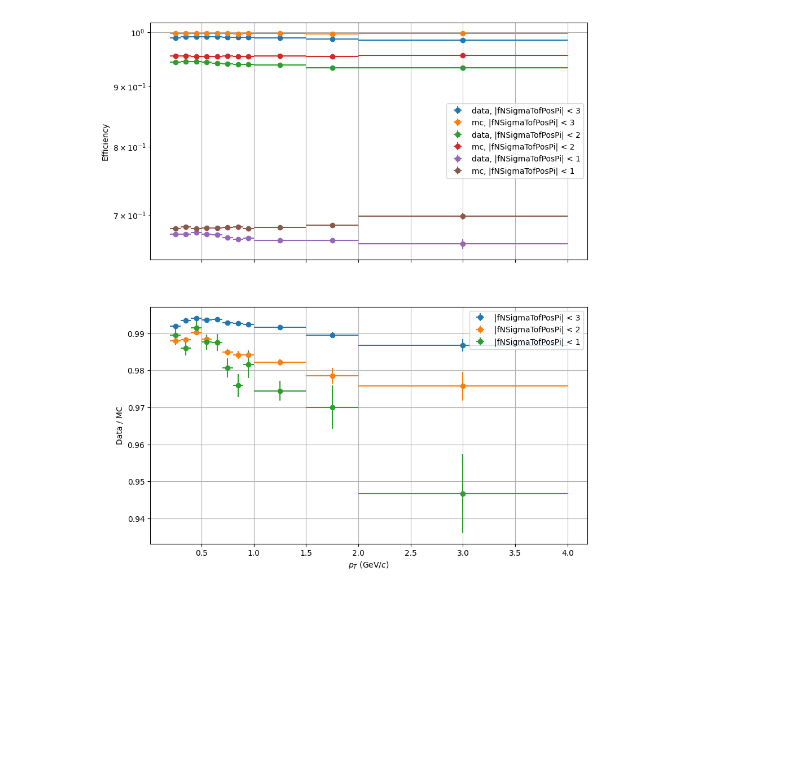
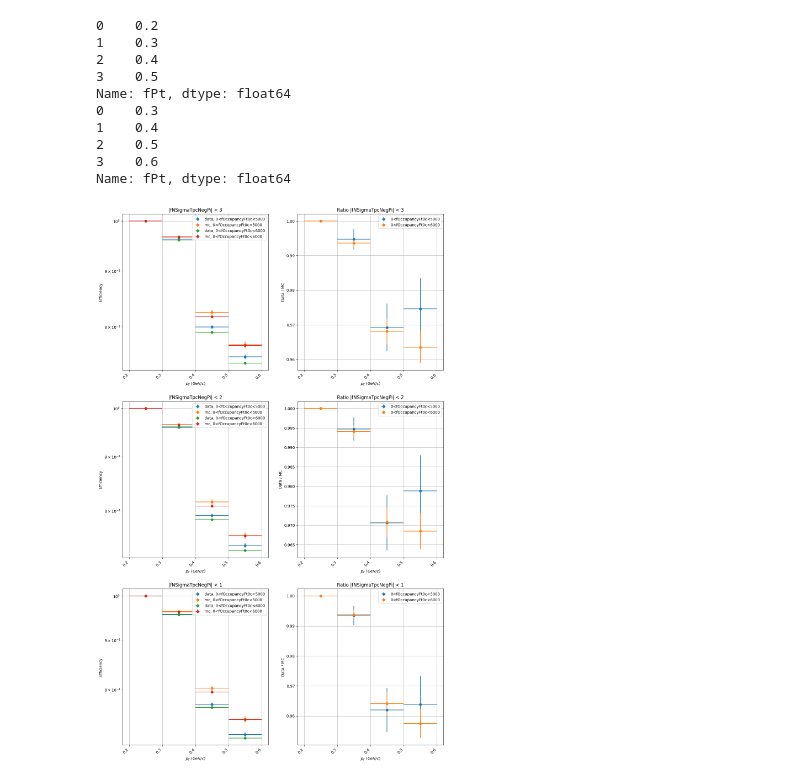
Before and after one commit to TorinoHF/hf_pid_studies, a Jupyter notebook: distributions/eval_effs_k0s_pp.ipynb, the cells around one changed output. Drawn from its saved outputs; the diff is of its cells as text; code cells hidden in the pictures; blank space fills up the shorter version.

```diff
--- a/distributions/eval_effs_k0s_pp.ipynb
+++ b/distributions/eval_effs_k0s_pp.ipynb
@@ -44,8 +41,16 @@ def sort_df_by_interval(df, col):
     df.loc[:, "lower_bound"] = df[col].apply(lambda x: x.left)  # Extract left bound
     df_sorted = df.sort_values("lower_bound").drop(columns="lower_bound")  # Sort and drop helper column
     return df_sorted
+
+def get_label(diff_col_name):
+    if diff_col_name == "fPt":
+        return '$p_T$ (GeV/$c$)'
+    if diff_col_name == "fOccupancyFt0c":
+        return 'Occupancy FTOC (arb. units)'
+    if diff_col_name == "fCentralityFT0C" or diff_col_name == "fCentralityFT0M":
+        return 'Centrality'
 # %%
-interval_cols = ['fPt']
+interval_cols = ['fPt', 'fOccupancyFt0c']
 
 for col in interval_cols:
     df_neg_pi_mc[col] = df_neg_pi_mc[col].apply(convert_to_interval)
@@ -124,4 +130,18 @@ fig_occ_neg_pi = draw_efficiencies(df_neg_pi, df_neg_pi_mc, 'fPt', 'fNSigmaTofNe
-# %%
-fig_occ_neg_pi = draw_efficiencies(df_neg_pi, df_neg_pi_mc, 'fPt', 'fNSigmaTofPosPi')
-# %% [output]
-[figure, removed]
+# %%
+df_neg_pi_data_occ_0_5000 = df_neg_pi.query('fOccupancyFt0c == @pd.Interval(0, 5000, closed="left")').reset_index(drop=True)
+df_neg_pi_mc_occ_0_5000 = df_neg_pi_mc.query('fOccupancyFt0c == @pd.Interval(0, 5000, closed="left")').reset_index(drop=True)
+df_neg_pi_data_occ_0_6000 = df_neg_pi.query('fOccupancyFt0c == @pd.Interval(0, 6000, closed="left")').reset_index(drop=True)
+df_neg_pi_mc_occ_0_6000 = df_neg_pi_mc.query('fOccupancyFt0c == @pd.Interval(0, 6000, closed="left")').reset_index(drop=True)
+fig_occ_neg_pi = draw_efficiencies([df_neg_pi_data_occ_0_5000, df_neg_pi_data_occ_0_6000], [df_neg_pi_mc_occ_0_5000, df_neg_pi_mc_occ_0_6000], ['0<fOccupancyFt0c<5000', '0<fOccupancyFt0c<6000'], 'fPt', 'fNSigmaTpcNegPi')
+# %% [output]
+0    0.2
+1    0.3
+2    0.4
+3    0.5
+Name: fPt, dtype: float64
+0    0.3
+1    0.4
+2    0.5
+3    0.6
+Name: fPt, dtype: float64
+[figure, added]
```
Also changed, not shown: parts of 4 cells of this notebook, 5 other files.
